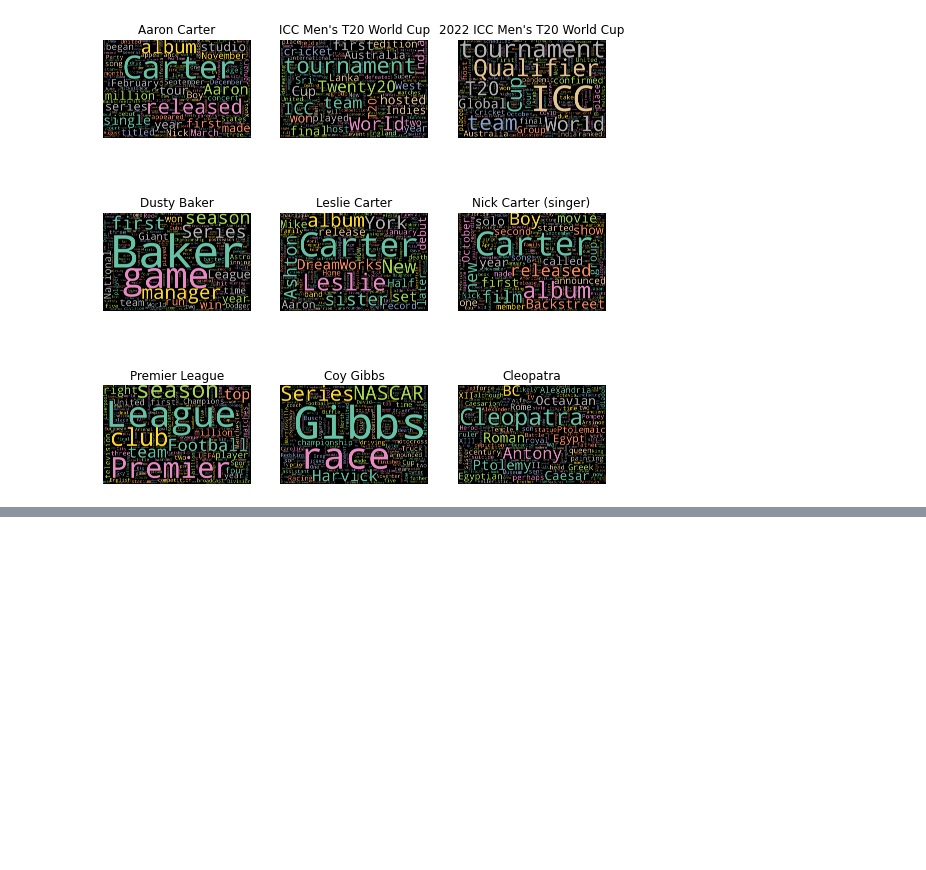
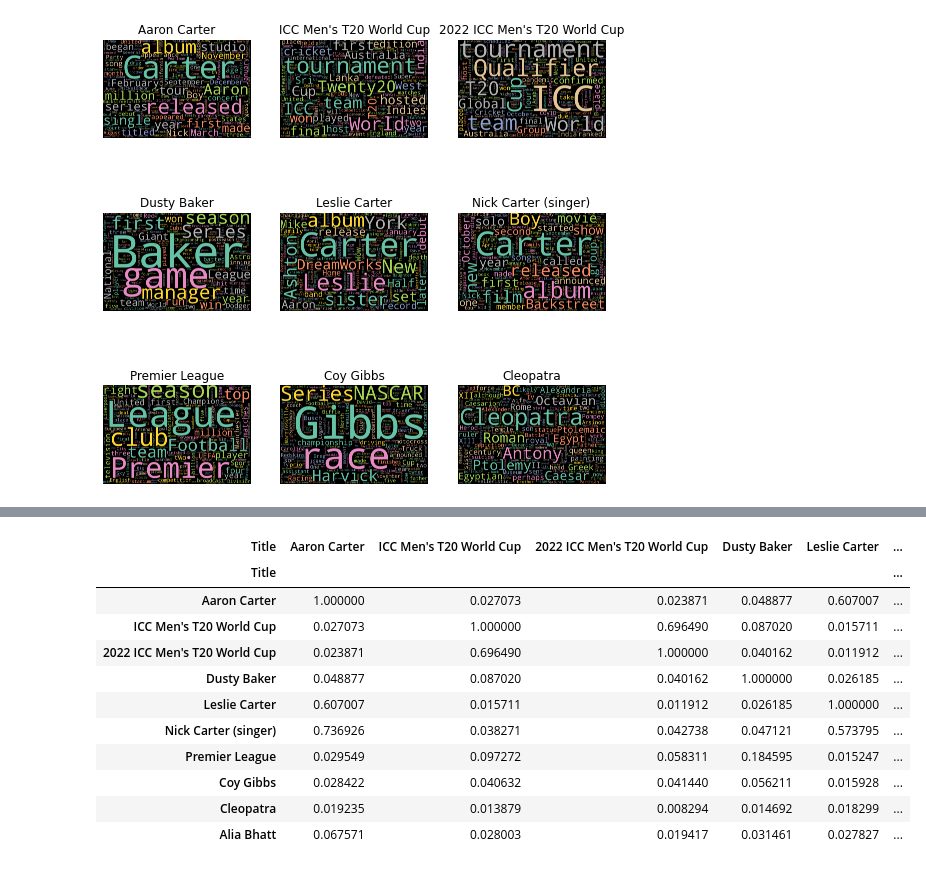
Before and after one commit to variableVG/What-is-people-looking-in-wikipedia, a Jupyter notebook: GarciaEspin_Violeta_if20b091_exercise7.ipynb, the cells around one changed output, grey strips where cells are left out. Drawn from its saved outputs; the diff is of its cells as text; code cells hidden in the pictures; blank space fills up the shorter version.

```diff
--- a/GarciaEspin_Violeta_if20b091_exercise7.ipynb
+++ b/GarciaEspin_Violeta_if20b091_exercise7.ipynb
@@ -275,0 +282,20 @@ Sources:
+# %%
+# Next we can calculate the similarity of one document to the rest of the documents.
+
+cosine_similarities = pd.DataFrame(columns=df['Title'])
+cosine_similarities = cosine_similarity(matrix, matrix)
+similarities = pd.DataFrame(cosine_similarities, index=df['Title'][0:10], columns=df['Title'][0:10])
+display(similarities)
+# %% [output]
+| Title | Aaron Carter | ICC Men's T20 World Cup | 2022 ICC Men's T20 World Cup | Dusty Baker | Leslie Carter | ... |
+| Title |  |  |  |  |  | ... |
+| Aaron Carter | 1.000000 | 0.027073 | 0.023871 | 0.048877 | 0.607007 | ... |
+| ICC Men's T20 World Cup | 0.027073 | 1.000000 | 0.696490 | 0.087020 | 0.015711 | ... |
+| 2022 ICC Men's T20 World Cup | 0.023871 | 0.696490 | 1.000000 | 0.040162 | 0.011912 | ... |
+| Dusty Baker | 0.048877 | 0.087020 | 0.040162 | 1.000000 | 0.026185 | ... |
+| Leslie Carter | 0.607007 | 0.015711 | 0.011912 | 0.026185 | 1.000000 | ... |
+| Nick Carter (singer) | 0.736926 | 0.038271 | 0.042738 | 0.047121 | 0.573795 | ... |
+| Premier League | 0.029549 | 0.097272 | 0.058311 | 0.184595 | 0.015247 | ... |
+| Coy Gibbs | 0.028422 | 0.040632 | 0.041440 | 0.056211 | 0.015928 | ... |
+| Cleopatra | 0.019235 | 0.013879 | 0.008294 | 0.014692 | 0.018299 | ... |
+| Alia Bhatt | 0.067571 | 0.028003 | 0.019417 | 0.031461 | 0.027827 | ... |
```
Also changed, not shown: parts of 39 cells of this notebook.
